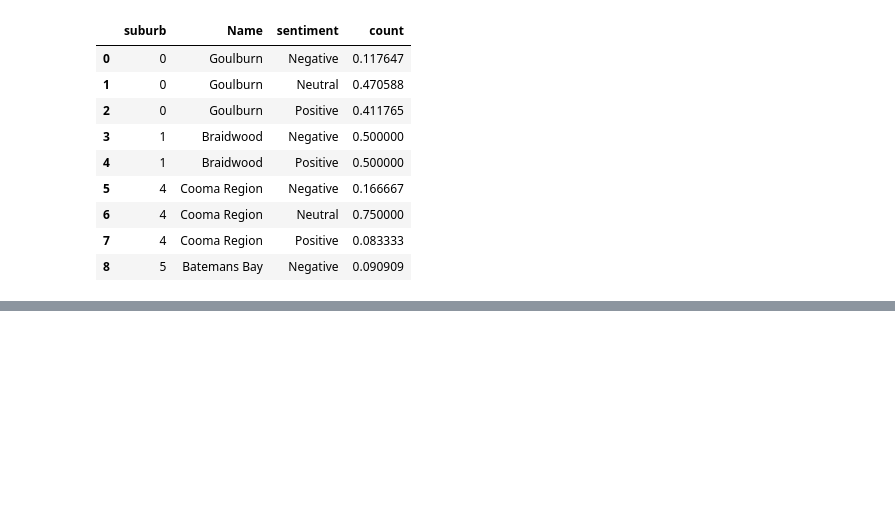
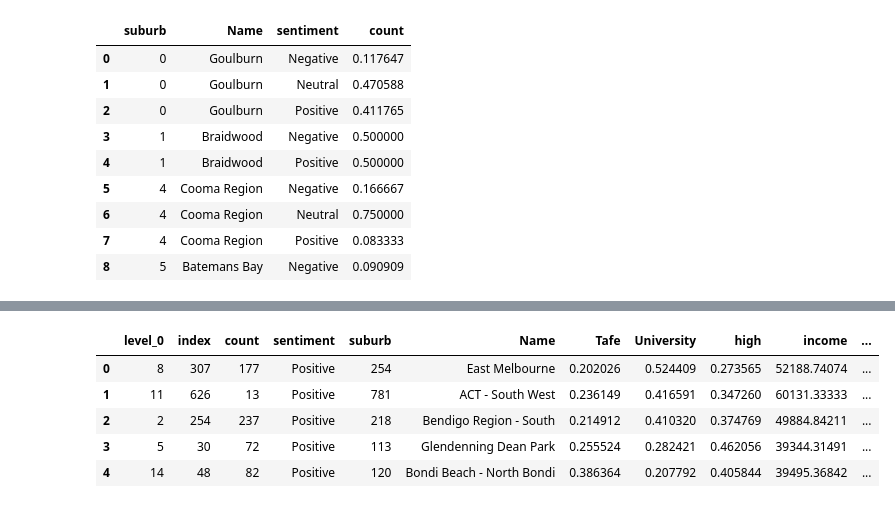
Before and after one commit to dazajuandaniel/twitterProject, a Jupyter notebook: TwitterHarvester/Quick Play.ipynb, the cells around one changed output, grey strips where cells are left out. Cells and saved outputs as stored; diff of their text form; code cells hidden in the pictures; blank space fills up the shorter version.

```diff
--- a/TwitterHarvester/Quick Play.ipynb
+++ b/TwitterHarvester/Quick Play.ipynb
@@ -181,0 +182,11 @@ dataSorted[(dataSorted['sentiment']=="Positive")].head()
+# %%
+positiveSet=dataSorted[(dataSorted['sentiment']=="Positive")].head()
+positiveSet=positiveSet.sort_values(by='University',ascending=False).reset_index()
+positiveSet
+# %% [output]
+|  | level_0 | index | count | sentiment | suburb | Name | Tafe | University | high | income | ... |
+| 0 | 8 | 307 | 177 | Positive | 254 | East Melbourne | 0.202026 | 0.524409 | 0.273565 | 52188.74074 | ... |
+| 1 | 11 | 626 | 13 | Positive | 781 | ACT - South West | 0.236149 | 0.416591 | 0.347260 | 60131.33333 | ... |
+| 2 | 2 | 254 | 237 | Positive | 218 | Bendigo Region - South | 0.214912 | 0.410320 | 0.374769 | 49884.84211 | ... |
+| 3 | 5 | 30 | 72 | Positive | 113 | Glendenning Dean Park | 0.255524 | 0.282421 | 0.462056 | 39344.31491 | ... |
+| 4 | 14 | 48 | 82 | Positive | 120 | Bondi Beach - North Bondi | 0.386364 | 0.207792 | 0.405844 | 39495.36842 | ... |
```
Also changed, not shown: parts of 6 cells of this notebook, 6 other files.
